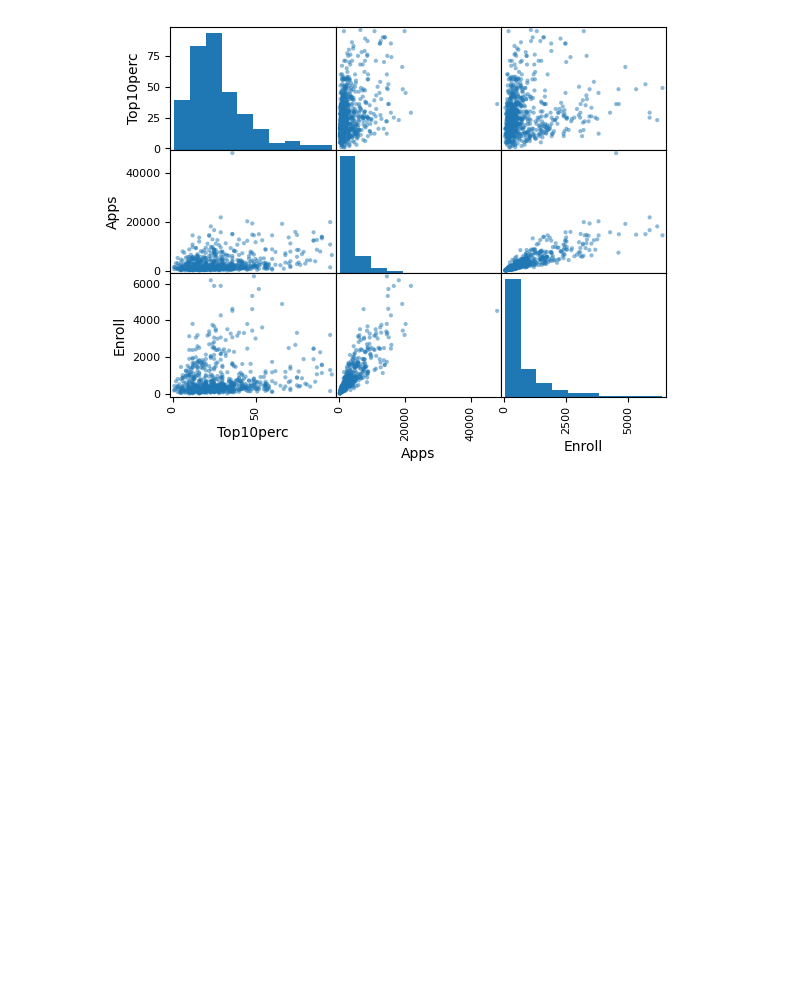
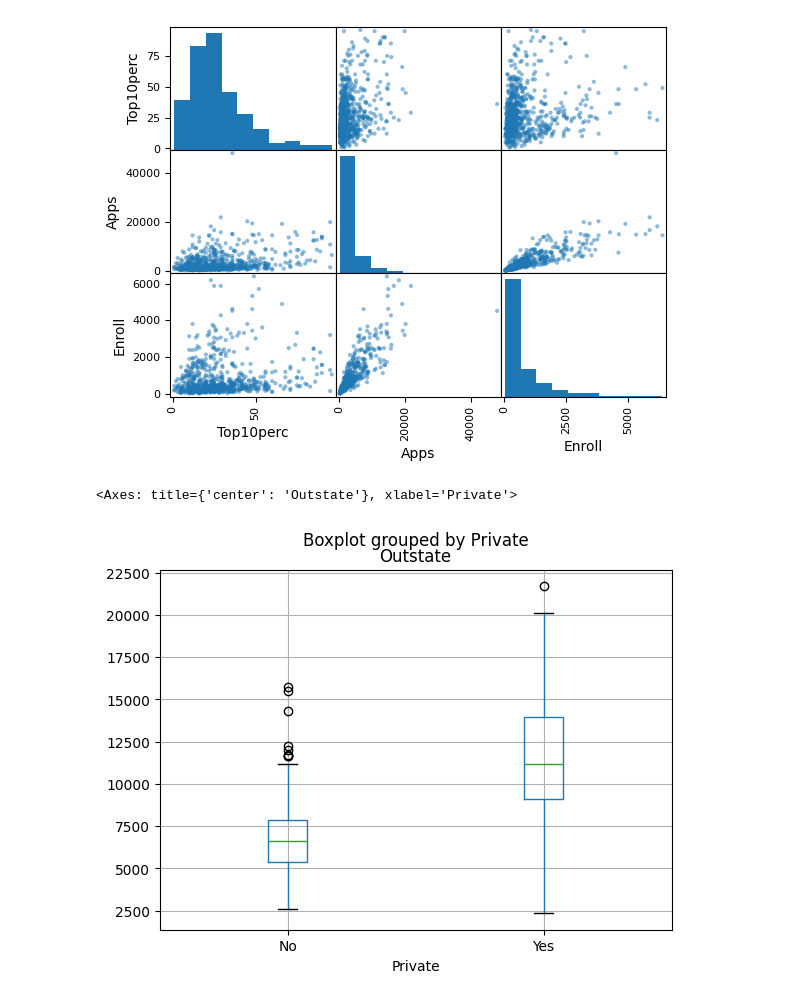
Before and after one commit to Levvve87/Data_Behandling-Levent-Kantarci, a Jupyter notebook: Lab/Lab.ipynb, the cells around one changed output. Drawn from its saved outputs; the diff is of its cells as text; code cells hidden in the pictures; blank space fills up the shorter version.

```diff
--- a/Lab/Lab.ipynb
+++ b/Lab/Lab.ipynb
@@ -99,3 +98,19 @@ array([[<Axes: xlabel='Top10perc', ylabel='Top10perc'>,
         <Axes: xlabel='Apps', ylabel='Enroll'>,
         <Axes: xlabel='Enroll', ylabel='Enroll'>]], dtype=object)
 [figure]
+# %%
+# e)
+
+
+# Private with Yes has top 25% around (over 14000) and bottom 25% (under 9000). Rest 50 % between those numbers the box represents it aka the interquartile range.
+# The T shape whiskers show max (around 20000) and min (around 2500). These T shape whiskers has to be within 1.5x interquartile range.
+# Open circles are values that represents outliers which passes the 1.5x interquartile range so it means if they exist the most top and the most bottom circles, they represent max and min values.
+
+# Private with No is 25% above around (over 8000) and 25% below (under 5500). Solid line is Median meaning half is under and other half is over.
+
+# Using the boxplot method of college to creatide side by side boxplot. Outstate (The out of state tuition) vs Private (indicator) column.
+
+college.boxplot(column="Outstate",by="Private")
+# %% [output]
+<Axes: title={'center': 'Outstate'}, xlabel='Private'>
+[figure, added]
```
Also changed, not shown: parts of 1 cell of this notebook.
